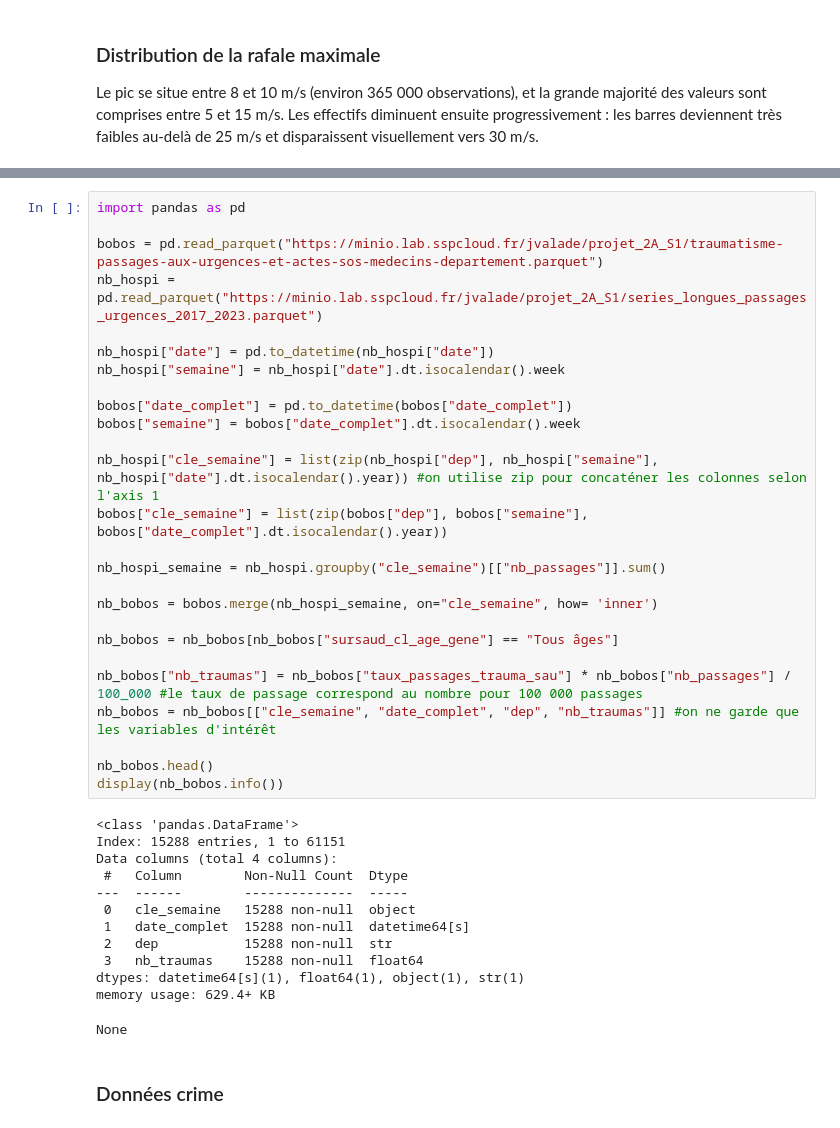
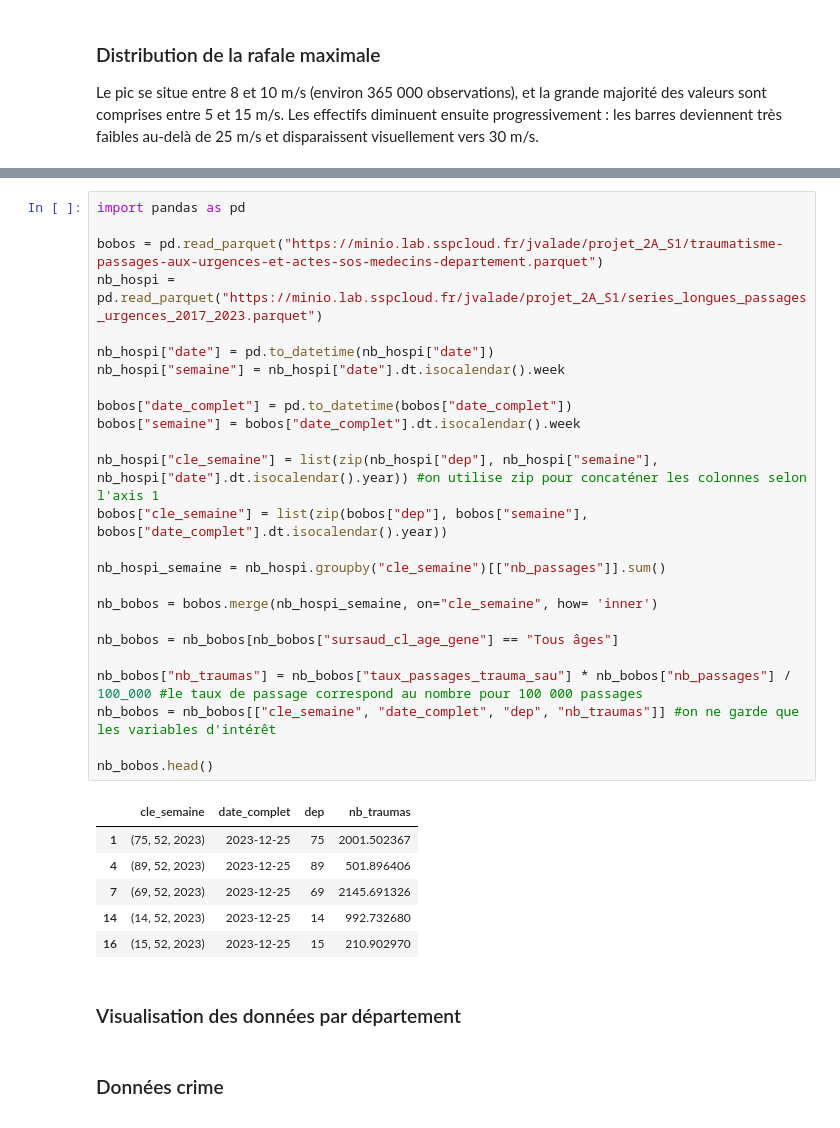
Before and after one commit to jadevalade2/projet_python_datascience_2AS1, a Jupyter notebook: rapport.ipynb, the cells around one changed output, grey strips where cells are left out. Saved outputs shown, nothing was run; the diff lists cells and outputs as text.

```diff
--- a/rapport.ipynb
+++ b/rapport.ipynb
@@ -330,42 +319,37 @@ Le pic se situe entre 8 et 10 m/s (environ 365 000 observations), et la grande m
 # %%
 import pandas as pd
 
 bobos = pd.read_parquet("https://minio.lab.sspcloud.fr/jvalade/projet_2A_S1/traumatisme-passages-aux-urgences-et-actes-sos-medecins-departement.parquet")
 nb_hospi = pd.read_parquet("https://minio.lab.sspcloud.fr/jvalade/projet_2A_S1/series_longues_passages_urgences_2017_2023.parquet")
 
 nb_hospi["date"] = pd.to_datetime(nb_hospi["date"])
 nb_hospi["semaine"] = nb_hospi["date"].dt.isocalendar().week
 
 bobos["date_complet"] = pd.to_datetime(bobos["date_complet"])
 bobos["semaine"] = bobos["date_complet"].dt.isocalendar().week
 
 nb_hospi["cle_semaine"] = list(zip(nb_hospi["dep"], nb_hospi["semaine"], nb_hospi["date"].dt.isocalendar().year)) #on utilise zip pour concaténer les colonnes selon l'axis 1
 bobos["cle_semaine"] = list(zip(bobos["dep"], bobos["semaine"], bobos["date_complet"].dt.isocalendar().year))
 
 nb_hospi_semaine = nb_hospi.groupby("cle_semaine")[["nb_passages"]].sum()
 
 nb_bobos = bobos.merge(nb_hospi_semaine, on="cle_semaine", how= 'inner')
 
 nb_bobos = nb_bobos[nb_bobos["sursaud_cl_age_gene"] == "Tous âges"]
 
 nb_bobos["nb_traumas"] = nb_bobos["taux_passages_trauma_sau"] * nb_bobos["nb_passages"] / 100_000 #le taux de passage correspond au nombre pour 100 000 passages
 nb_bobos = nb_bobos[["cle_semaine", "date_complet", "dep", "nb_traumas"]] #on ne garde que les variables d'intérêt
 
 nb_bobos.head()
-display(nb_bobos.info())
 # %% [output]
-<class 'pandas.DataFrame'>
-Index: 15288 entries, 1 to 61151
-Data columns (total 4 columns):
- #   Column        Non-Null Count  Dtype
----  ------        --------------  -----
- 0   cle_semaine   15288 non-null  object
- 1   date_complet  15288 non-null  datetime64[s]
- 2   dep           15288 non-null  str
- 3   nb_traumas    15288 non-null  float64
-dtypes: datetime64[s](1), float64(1), object(1), str(1)
-memory usage: 629.4+ KB
-None
+|  | cle_semaine | date_complet | dep | nb_traumas |
+| 1 | (75, 52, 2023) | 2023-12-25 | 75 | 2001.502367 |
+| 4 | (89, 52, 2023) | 2023-12-25 | 89 | 501.896406 |
+| 7 | (69, 52, 2023) | 2023-12-25 | 69 | 2145.691326 |
+| 14 | (14, 52, 2023) | 2023-12-25 | 14 | 992.732680 |
+| 16 | (15, 52, 2023) | 2023-12-25 | 15 | 210.902970 |
+# %% [markdown]
+### Visualisation des données par département
 # %% [markdown]
 ### Données crime
 # %%
```
Also changed, not shown: parts of 8 cells of this notebook, 1 other file.
